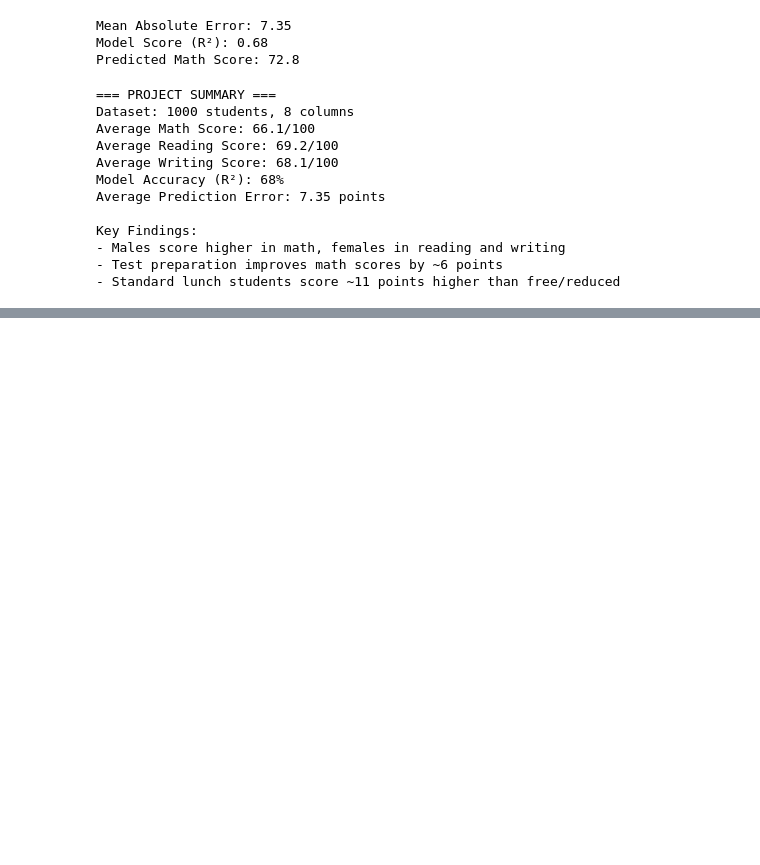
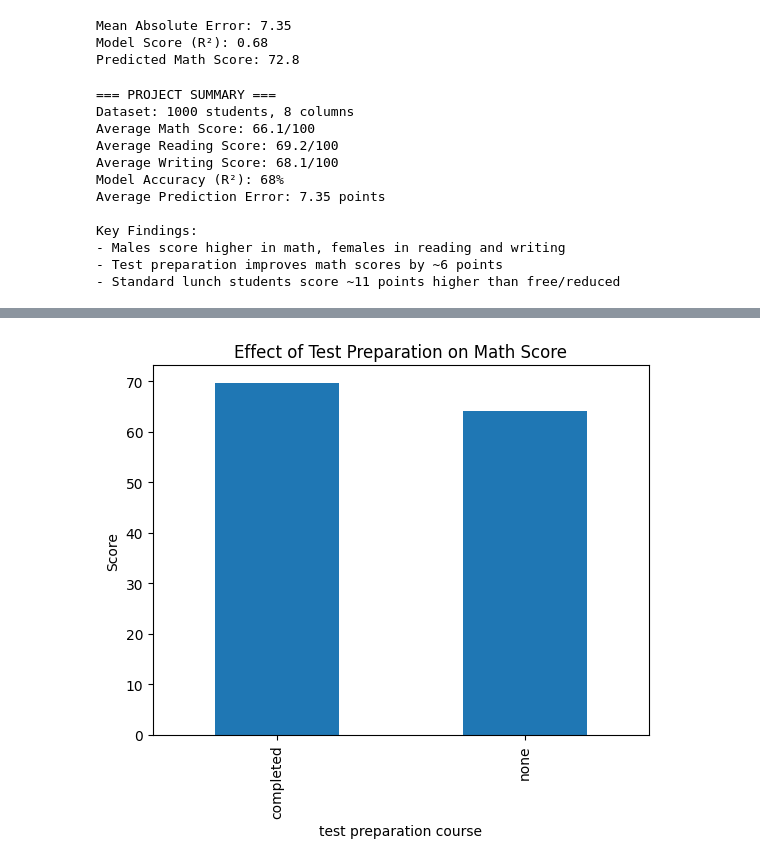
Before and after one commit to 2506273-netizen/student-performance-analysis, a Jupyter notebook: student_performance_analysis.ipynb, the cells around one changed output, grey strips where cells are left out. Saved outputs shown, nothing was run; the diff lists cells and outputs as text; code cells hidden in the pictures; blank space fills up the shorter version.

```diff
--- a/student_performance_analysis.ipynb
+++ b/student_performance_analysis.ipynb
@@ -133,0 +152,7 @@ Key Findings:
+# %%
+df.groupby('test preparation course')['math score'].mean().plot(kind='bar')
+plt.title("Effect of Test Preparation on Math Score")
+plt.ylabel("Score")
+plt.show()
+# %% [output]
+[figure, added]
```
Also changed, not shown: parts of 3 cells of this notebook.
